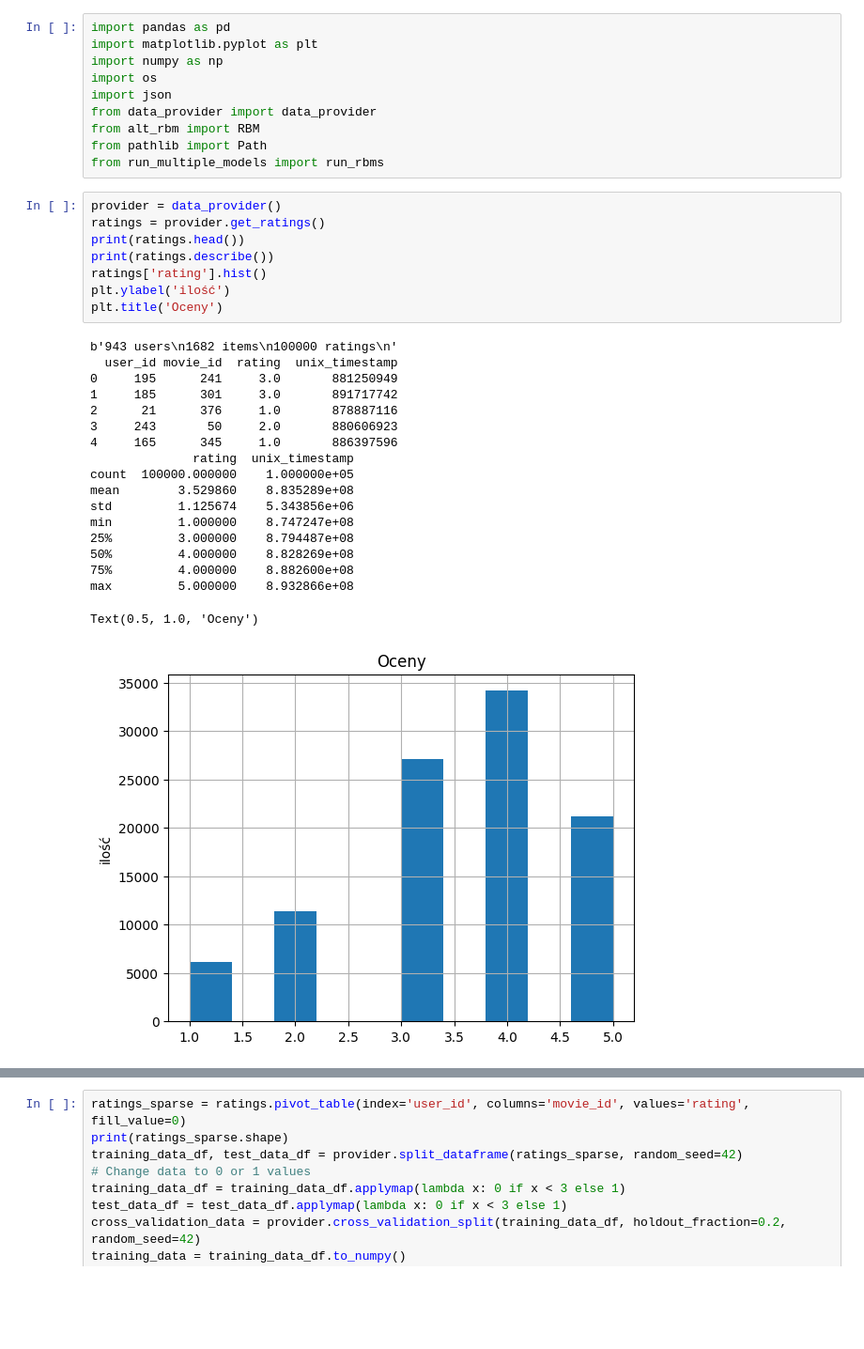
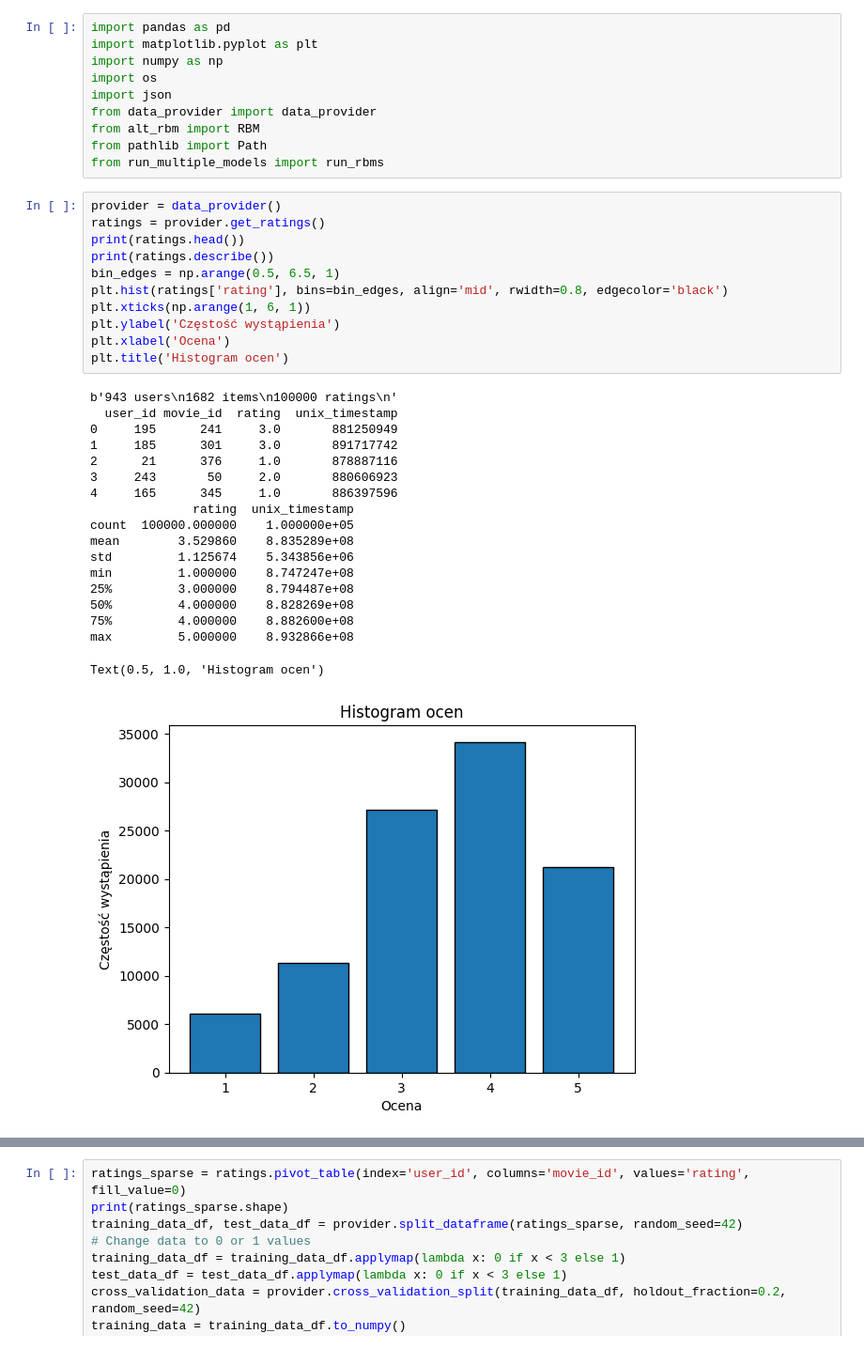
Before and after one commit to mattreu/ml_tests, a Jupyter notebook: recommendations/rbm_analytics.ipynb, the cells around one changed output, grey strips where cells are left out. Shown at 94% size. Saved outputs shown, nothing was run; the diff lists cells and outputs as text; blank space fills up the shorter version.

```diff
--- a/recommendations/rbm_analytics.ipynb
+++ b/recommendations/rbm_analytics.ipynb
@@ -11,27 +11,30 @@ from run_multiple_models import run_rbms
 # %%
 provider = data_provider()
 ratings = provider.get_ratings()
 print(ratings.head())
 print(ratings.describe())
-ratings['rating'].hist()
-plt.ylabel('ilość')
-plt.title('Oceny')
+bin_edges = np.arange(0.5, 6.5, 1)
+plt.hist(ratings['rating'], bins=bin_edges, align='mid', rwidth=0.8, edgecolor='black')
+plt.xticks(np.arange(1, 6, 1))
+plt.ylabel('Częstość wystąpienia')
+plt.xlabel('Ocena')
+plt.title('Histogram ocen')
 # %% [output]
 b'943 users\n1682 items\n100000 ratings\n'
   user_id movie_id  rating  unix_timestamp
 0     195      241     3.0       881250949
 1     185      301     3.0       891717742
 2      21      376     1.0       878887116
 3     243       50     2.0       880606923
 4     165      345     1.0       886397596
               rating  unix_timestamp
 count  100000.000000    1.000000e+05
 mean        3.529860    8.835289e+08
 std         1.125674    5.343856e+06
 min         1.000000    8.747247e+08
 25%         3.000000    8.794487e+08
 50%         4.000000    8.828269e+08
 75%         4.000000    8.882600e+08
 max         5.000000    8.932866e+08
-Text(0.5, 1.0, 'Oceny')
+Text(0.5, 1.0, 'Histogram ocen')
-[figure, old version]
+[figure, new version]
```
Also changed, not shown: parts of 14 cells of this notebook, 1 other file.
